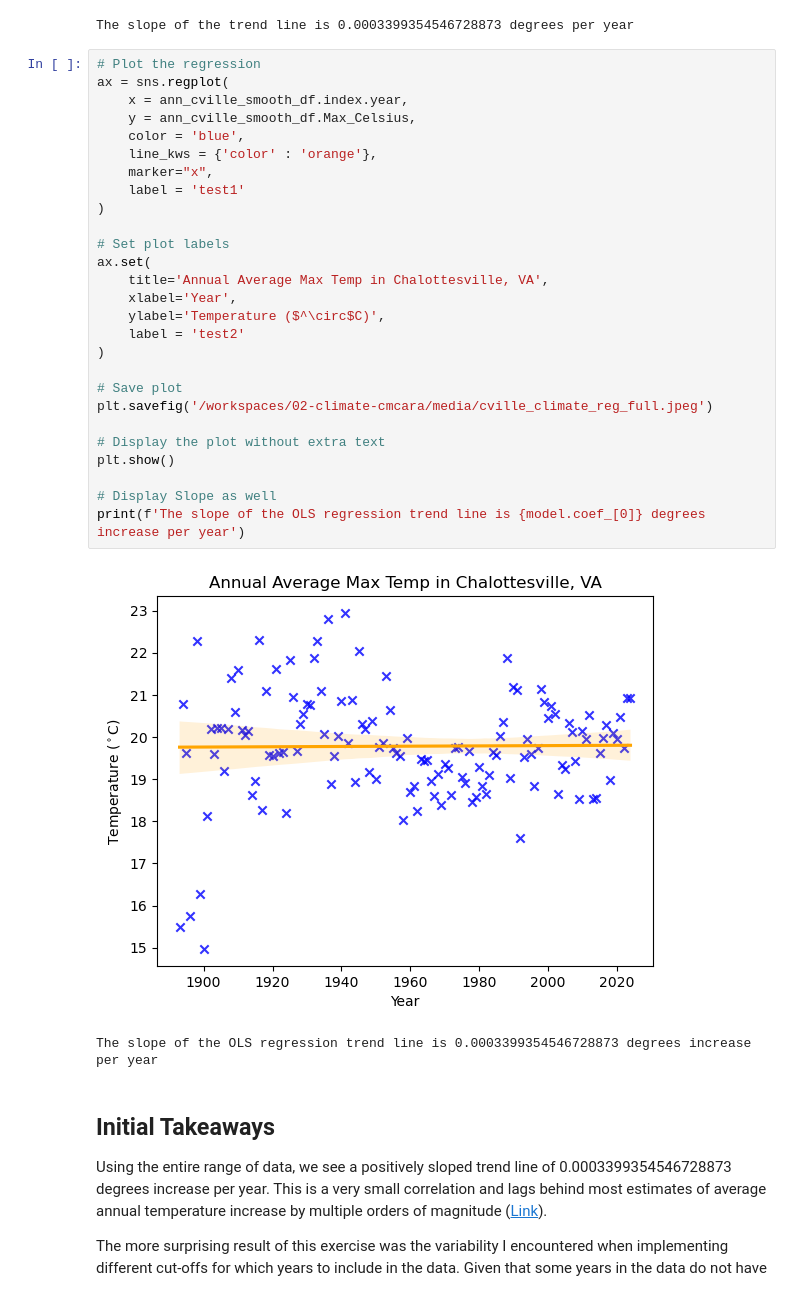
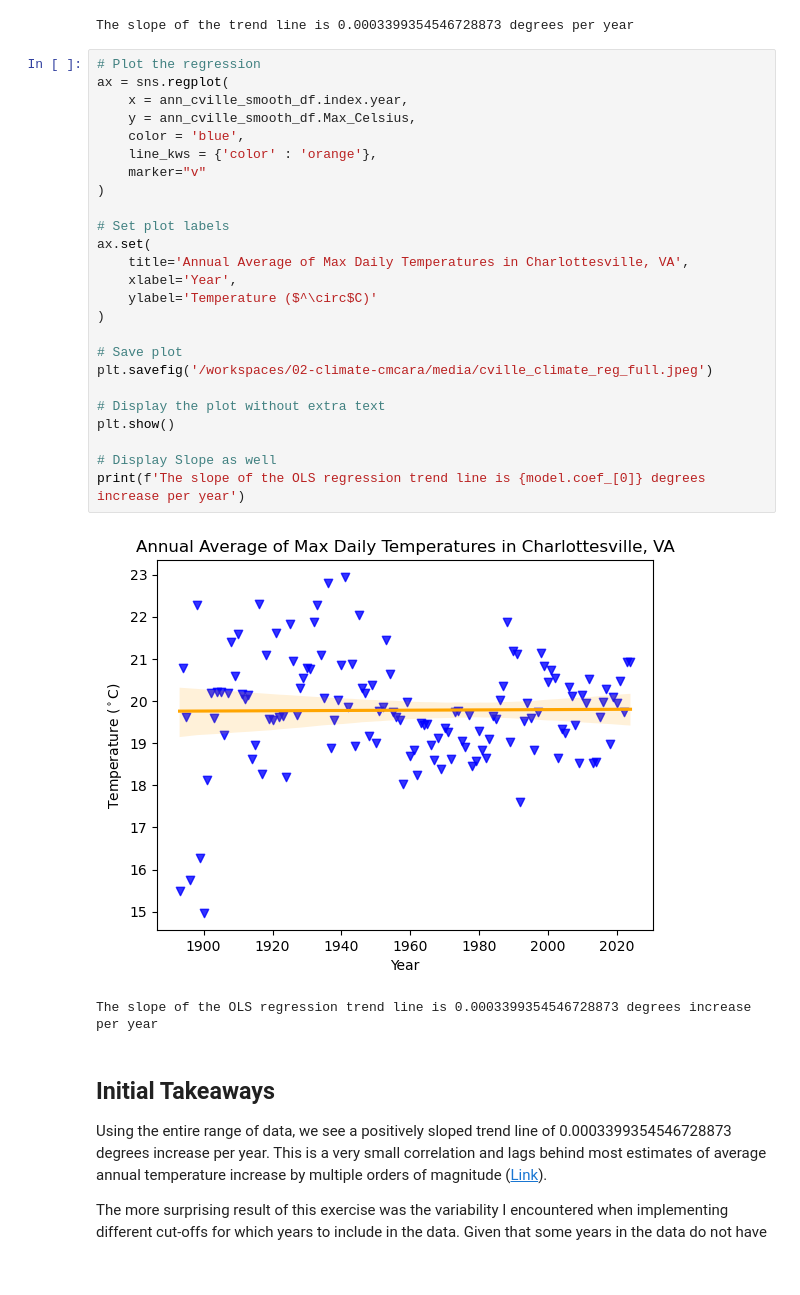
Before and after one commit to cmcara/02-climate-cmcara, a Jupyter notebook: 07_Cville_Portfolio.ipynb, the cells around one changed output. Saved outputs shown, nothing was run; the diff lists cells and outputs as text.

Commit message:
Fixing some plots and grammar

```diff
--- a/07_Cville_Portfolio.ipynb
+++ b/07_Cville_Portfolio.ipynb
@@ -210,32 +210,30 @@ The slope of the trend line is 0.0003399354546728873 degrees per year
 # %%
 # Plot the regression
 ax = sns.regplot(
     x = ann_cville_smooth_df.index.year,
     y = ann_cville_smooth_df.Max_Celsius,
     color = 'blue',
     line_kws = {'color' : 'orange'},
-    marker="x",
-    label = 'test1'
+    marker="v"
 )
 
 # Set plot labels
 ax.set(
-    title='Annual Average Max Temp in Chalottesville, VA',
+    title='Annual Average of Max Daily Temperatures in Charlottesville, VA',
     xlabel='Year',
-    ylabel='Temperature ($^\circ$C)',
-    label = 'test2'
+    ylabel='Temperature ($^\circ$C)'
 )
 
 # Save plot
 plt.savefig('/workspaces/02-climate-cmcara/media/cville_climate_reg_full.jpeg')
 
 # Display the plot without extra text
 plt.show()
 
 # Display Slope as well
 print(f'The slope of the OLS regression trend line is {model.coef_[0]} degrees increase per year')
 # %% [output]
-[figure, old version]
+[figure, new version]
 The slope of the OLS regression trend line is 0.0003399354546728873 degrees increase per year
 # %% [markdown]
 ## Initial Takeaways
```
Also changed, not shown: parts of 3 cells of this notebook, 4 other files.
